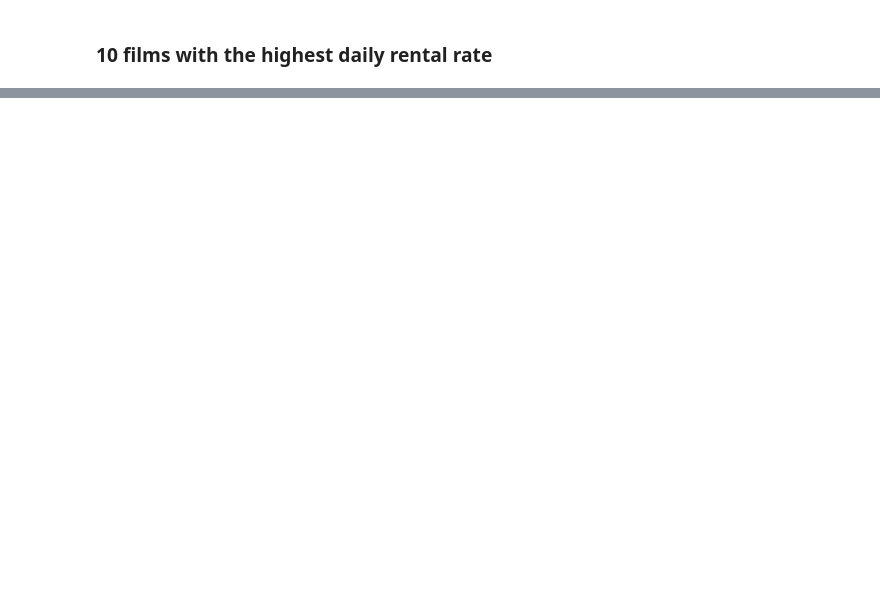
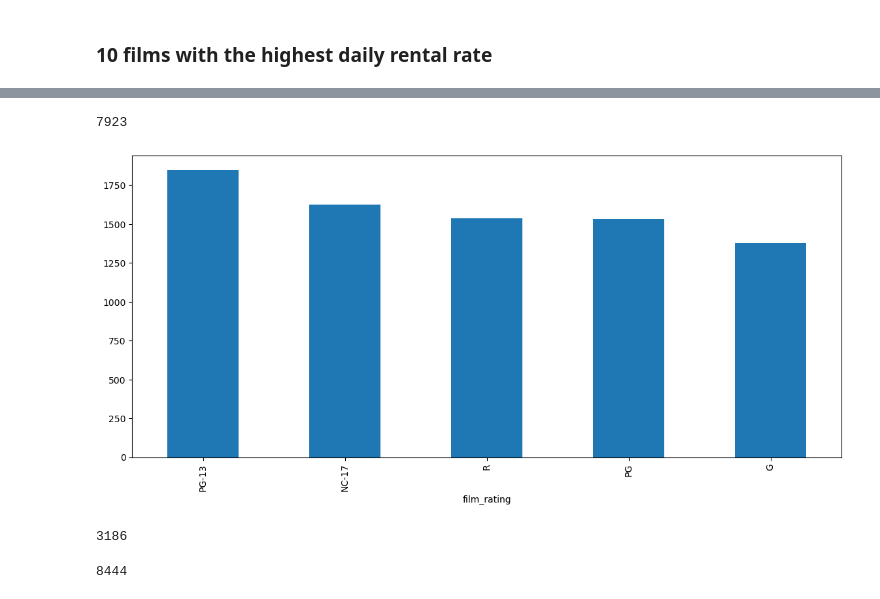
Before and after one commit to luroel/sakiladb, a Jupyter notebook: main_sakila_db.ipynb, the cells around one changed output, grey strips where cells are left out. Saved outputs shown, nothing was run; the diff lists cells and outputs as text; code cells hidden in the pictures; blank space fills up the shorter version.

Commit message:
Distribución de rentas en diferentes condiciones

```diff
--- a/main_sakila_db.ipynb
+++ b/main_sakila_db.ipynb
@@ -283,0 +289,18 @@ df.loc[df['film_daily_rental_rate'] == df['film_daily_rental_rate'].max()].head(
+# %%
+df.loc[df['rental_store_city'] == 'Lethbridge'].shape[0]
+# %% [output]
+7923
+# %%
+df.loc[df['rental_store_city'] == 'Lethbridge', 'film_rating'].value_counts()
+df.loc[df['rental_store_city'] == 'Lethbridge', 'film_rating'].value_counts().plot(kind='bar', figsize=(14,6))
+plt.show()
+# %% [output]
+[figure, added]
+# %%
+df.loc[(df['rental_store_city'] == 'Woodridge') & (df['film_rental_duration'] > 5)].shape[0]
+# %% [output]
+3186
+# %%
+df.loc[(df['store_id'] == 2) | (df['film_replacement_cost'] < 10.99)].shape[0]
+# %% [output]
+8444
```
Also changed, not shown: parts of 1 cell of this notebook.
